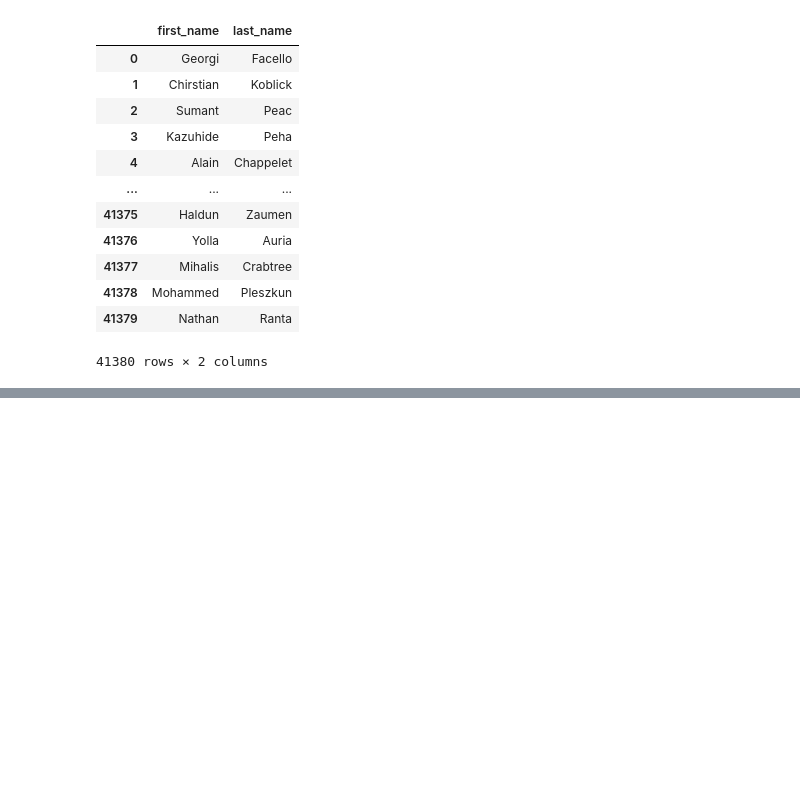
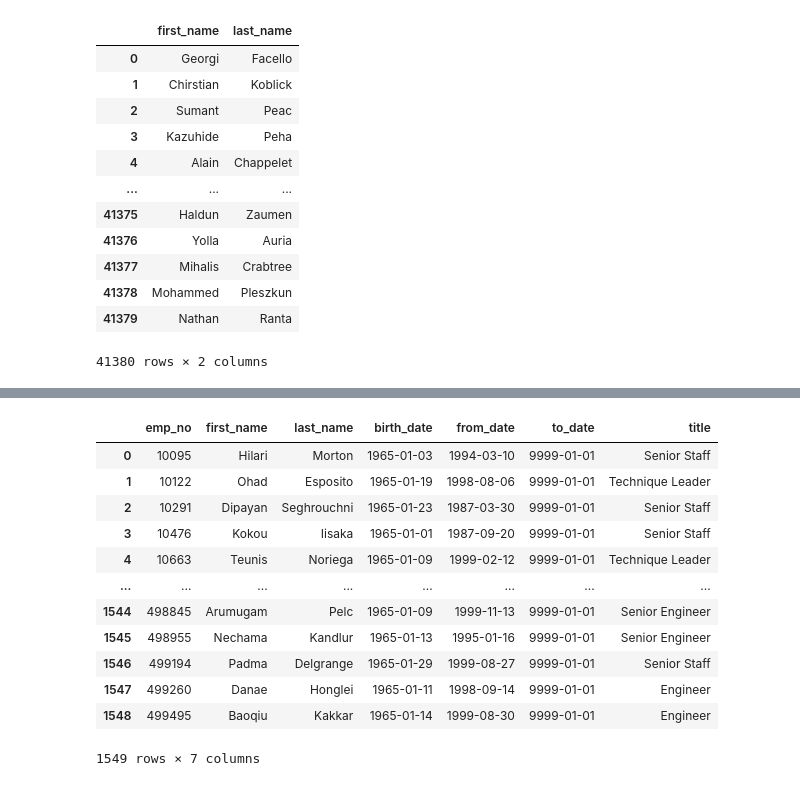
Before and after one commit to JovaniPink/pewlett-hackard-analysis, a Jupyter notebook: pewlett-hackard-analysis.ipynb, the cells around one changed output, grey strips where cells are left out. Cells and saved outputs as stored; diff of their text form; code cells hidden in the pictures; blank space fills up the shorter version.

```diff
--- a/pewlett-hackard-analysis.ipynb
+++ b/pewlett-hackard-analysis.ipynb
@@ -156,0 +208,17 @@ retirement_info_df
+# %%
+mentorship_eligibilty_df = pd.read_csv("./analysis-projects/pewlett-hackard-analysis/data/mentorship_eligibilty.csv")
+mentorship_eligibilty_df
+# %% [output]
+|  | emp_no | first_name | last_name | birth_date | from_date | to_date | title |
+| 0 | 10095 | Hilari | Morton | 1965-01-03 | 1994-03-10 | 9999-01-01 | Senior Staff |
+| 1 | 10122 | Ohad | Esposito | 1965-01-19 | 1998-08-06 | 9999-01-01 | Technique Leader |
+| 2 | 10291 | Dipayan | Seghrouchni | 1965-01-23 | 1987-03-30 | 9999-01-01 | Senior Staff |
+| 3 | 10476 | Kokou | Iisaka | 1965-01-01 | 1987-09-20 | 9999-01-01 | Senior Staff |
+| 4 | 10663 | Teunis | Noriega | 1965-01-09 | 1999-02-12 | 9999-01-01 | Technique Leader |
+| ... | ... | ... | ... | ... | ... | ... | ... |
+| 1544 | 498845 | Arumugam | Pelc | 1965-01-09 | 1999-11-13 | 9999-01-01 | Senior Engineer |
+| 1545 | 498955 | Nechama | Kandlur | 1965-01-13 | 1995-01-16 | 9999-01-01 | Senior Engineer |
+| 1546 | 499194 | Padma | Delgrange | 1965-01-29 | 1999-08-27 | 9999-01-01 | Senior Staff |
+| 1547 | 499260 | Danae | Honglei | 1965-01-11 | 1998-09-14 | 9999-01-01 | Engineer |
+| 1548 | 499495 | Baoqiu | Kakkar | 1965-01-14 | 1999-08-30 | 9999-01-01 | Engineer |
+1549 rows × 7 columns
```
Also changed, not shown: parts of 4 cells of this notebook, 12 other files.
